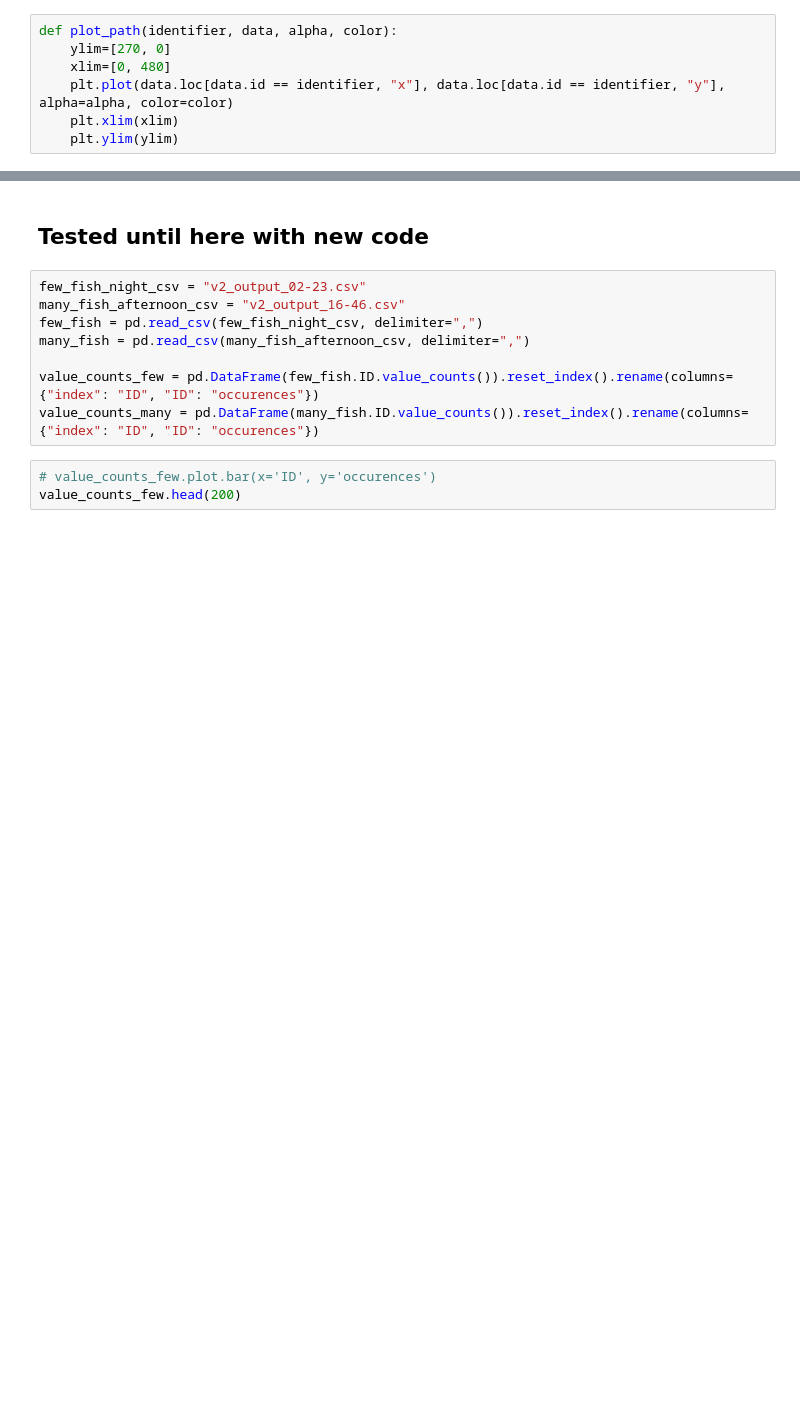
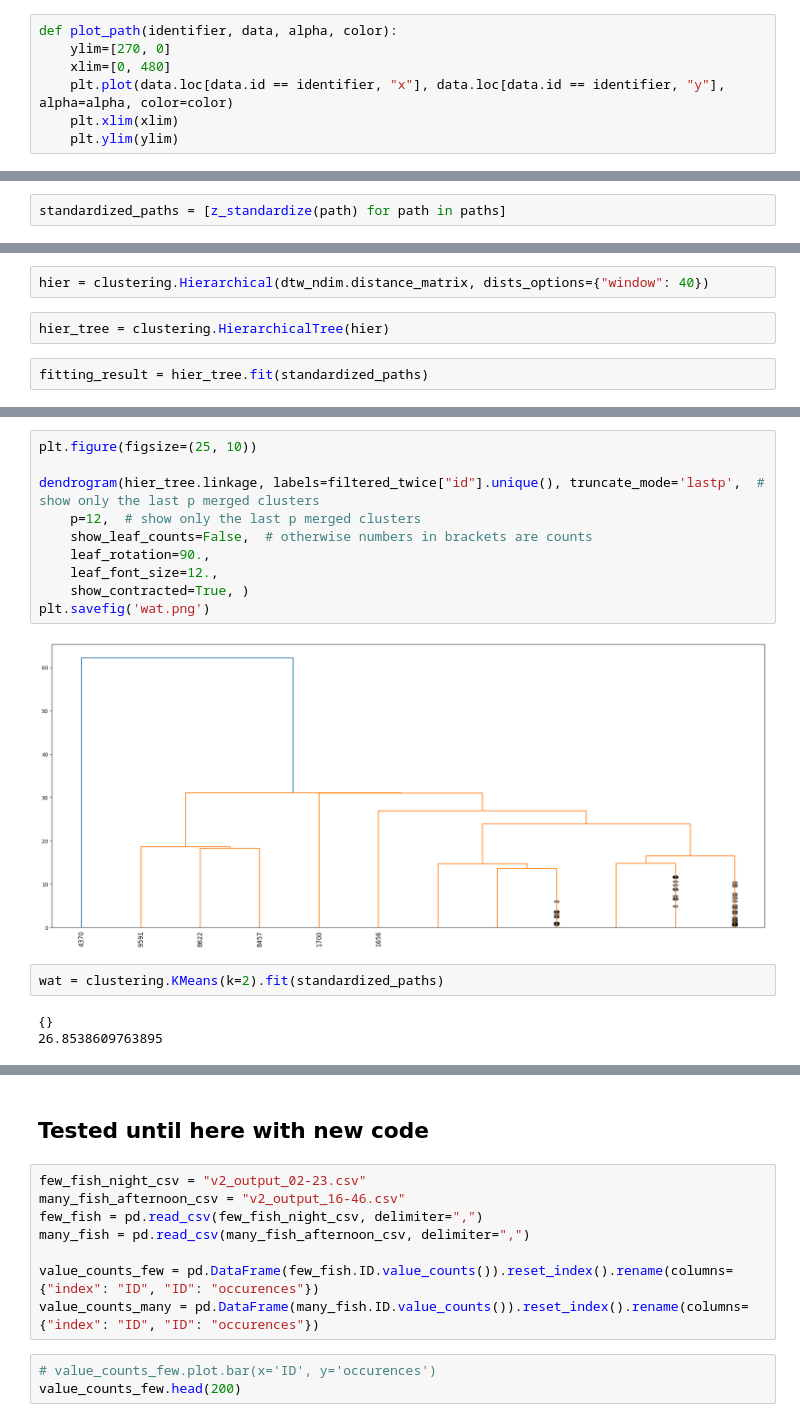
Before and after one commit to axpogroup/AXH-SonarFish, a Jupyter notebook: analysis/1_productionalization/classification_prototyping/classification_prototyping.ipynb, the cells around one changed output, grey strips where cells are left out. Cells and saved outputs as stored; diff of their text form; blank space fills up the shorter version.

```diff
--- a/analysis/1_productionalization/classification_prototyping/classification_prototyping.ipynb
+++ b/analysis/1_productionalization/classification_prototyping/classification_prototyping.ipynb
@@ -99,0 +150,2 @@ plot_path(13410, model_detections, 0.2, "red")
+# %%
+standardized_paths = [z_standardize(path) for path in paths]
@@ -99,0 +156,6 @@ plot_path(13410, model_detections, 0.2, "red")
+# %%
+hier = clustering.Hierarchical(dtw_ndim.distance_matrix, dists_options={"window": 40})
+# %%
+hier_tree = clustering.HierarchicalTree(hier)
+# %%
+fitting_result = hier_tree.fit(standardized_paths)
@@ -99,0 +228,17 @@ plot_path(13410, model_detections, 0.2, "red")
+# %%
+plt.figure(figsize=(25, 10))
+
+dendrogram(hier_tree.linkage, labels=filtered_twice["id"].unique(), truncate_mode='lastp',  # show only the last p merged clusters
+    p=12,  # show only the last p merged clusters
+    show_leaf_counts=False,  # otherwise numbers in brackets are counts
+    leaf_rotation=90.,
+    leaf_font_size=12.,
+    show_contracted=True, )
+plt.savefig('wat.png')
+# %% [output]
+[figure, added]
+# %%
+wat = clustering.KMeans(k=2).fit(standardized_paths)
+# %% [output]
+{}
+26.8538609763895
```
Also changed, not shown: parts of 45 cells of this notebook.
